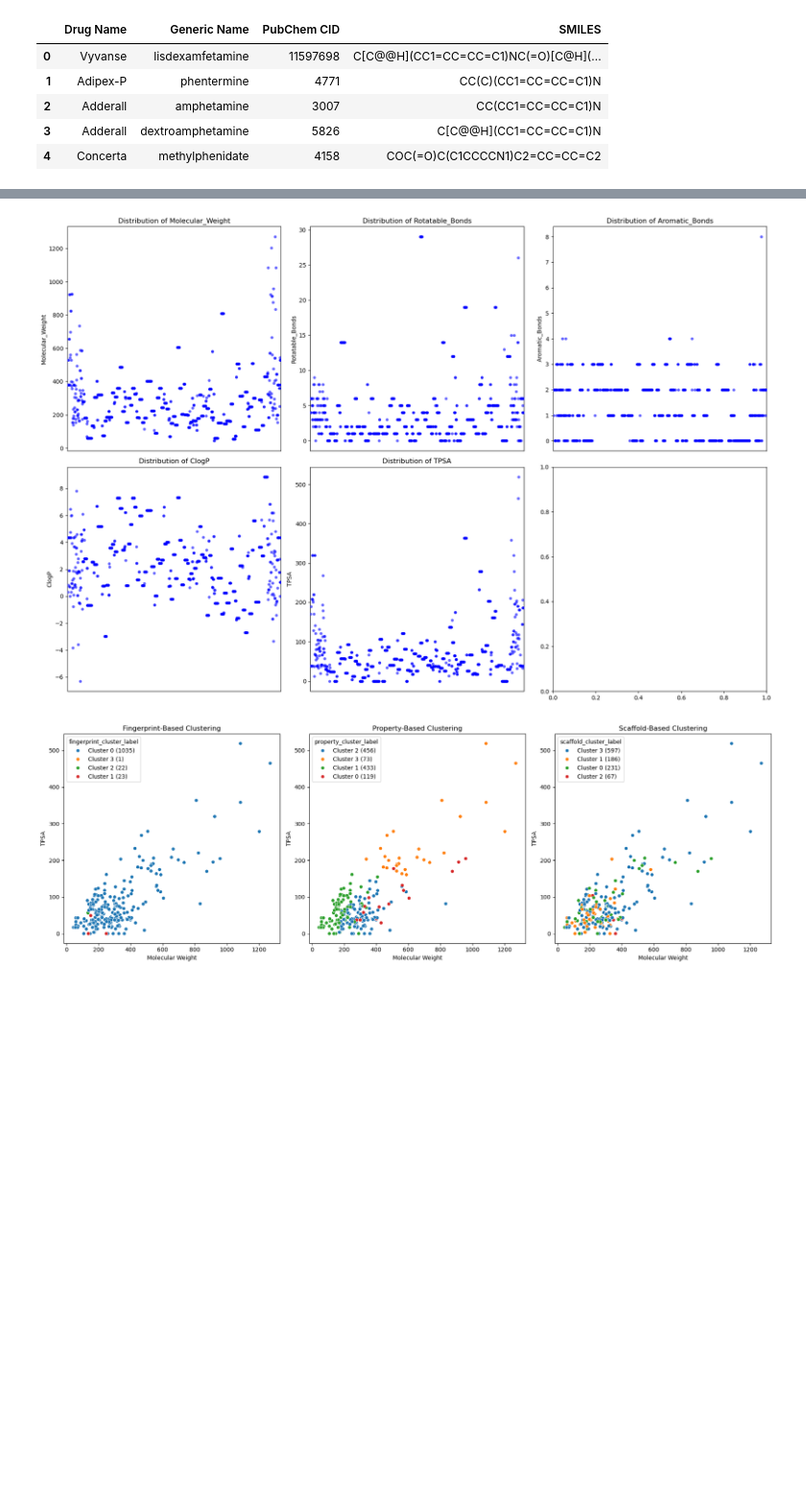
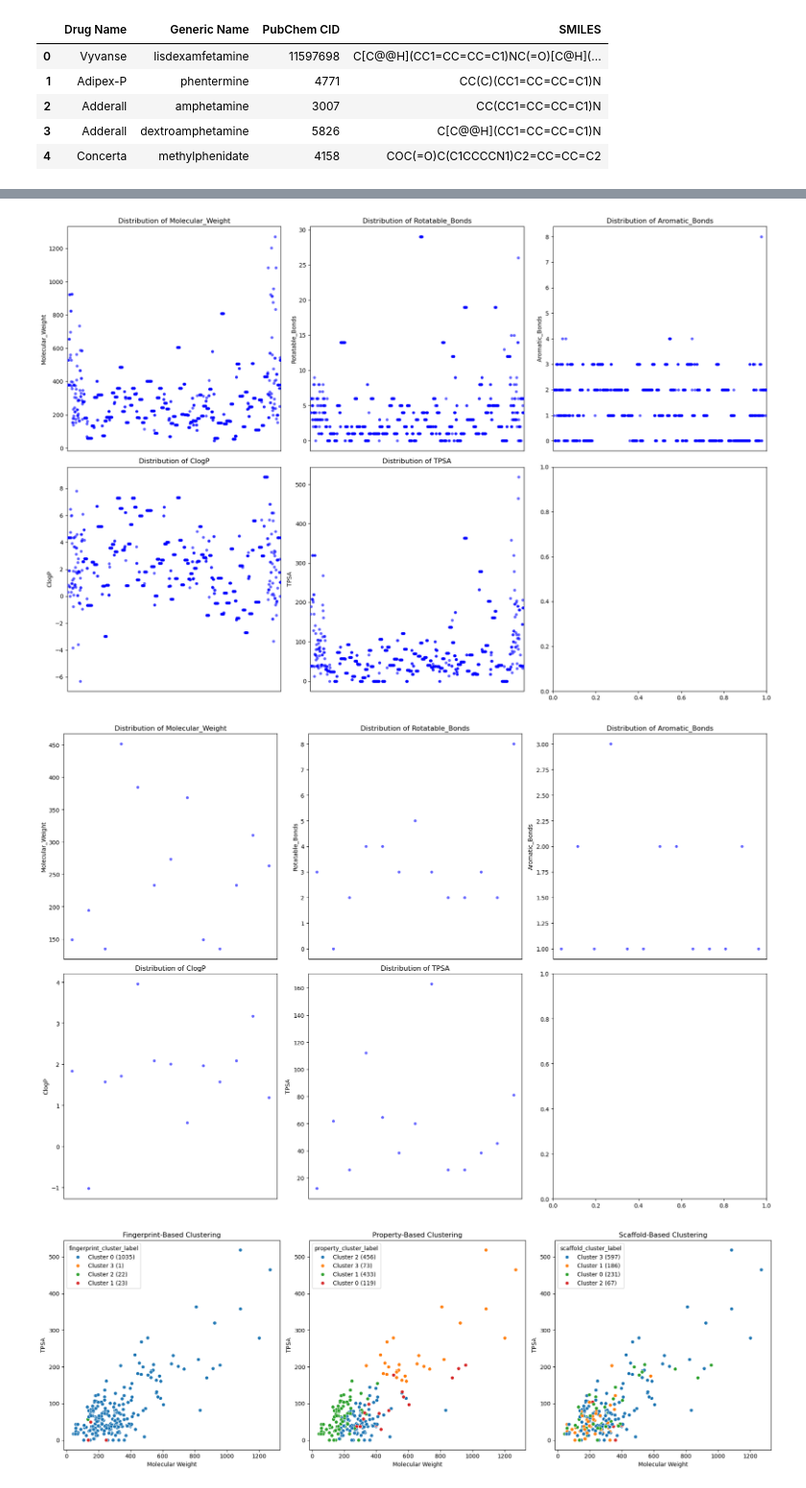
Before and after one commit to Steve-Cheney/Cheminformatics, a Jupyter notebook: rbif-110-final/final.ipynb, the cells around one changed output, grey strips where cells are left out. Shown: that part at 96% size. Drawn from its saved outputs; the diff is of its cells as text; code cells hidden in the pictures; blank space fills up the shorter version.

Commit message:
Fix dist chart

```diff
--- a/rbif-110-final/final.ipynb
+++ b/rbif-110-final/final.ipynb
@@ -263,29 +263,31 @@ cnss_lib.head()
 | 3 | Adderall | dextroamphetamine | 5826 | C[C@@H](CC1=CC=CC=C1)N | <rdkit.Chem.rdchem.Mol object at ... | <rdkit.Chem.rdchem.Mol object at ... | [0, 1, 0, 0, 0, 0, 0, 0, 0, 0, 0,... | ... |
 | 4 | Concerta | methylphenidate | 4158 | COC(=O)C(C1CCCCN1)C2=CC=CC=C2 | <rdkit.Chem.rdchem.Mol object at ... | <rdkit.Chem.rdchem.Mol object at ... | [0, 1, 0, 0, 1, 0, 0, 0, 0, 0, 0,... | ... |
 # %%
-def plot_property_distributions(df):
+def plot_property_distributions(df,id):
     """
     Generate jitter plots for the distribution of selected molecular properties
     """
     properties = ["Molecular_Weight", "Rotatable_Bonds", "Aromatic_Bonds", "ClogP", "TPSA"]
 
     # Create subplots
     fig, axes = plt.subplots(2, 3, figsize=(18, 12))
     axes = axes.flatten()
 
     for i, prop in enumerate(properties):
-        sns.stripplot(x="IPAD_DB_ID", y=prop, data=df, jitter=True, alpha=0.6, color="blue", ax=axes[i])
+        sns.stripplot(x=id, y=prop, data=df, jitter=True, alpha=0.6, color="blue", ax=axes[i])
         axes[i].set_xticks([])  # Remove x-axis labels
         axes[i].set_title(f"Distribution of {prop}")
         axes[i].set_ylabel(prop)
         axes[i].set_xlabel("")
 
     plt.tight_layout()
     plt.show()
 
-plot_property_distributions(alz_lib)
+plot_property_distributions(alz_lib, id="IPAD_DB_ID")
+plot_property_distributions(cnss_lib, id="PubChem CID")
 # %% [output]
 [figure]
+[figure, added]
 # %%
 def cluster_by_fingerprint(df, n_clusters=5):
     """Hierarchical clustering based on Tanimoto similarity."""
```
